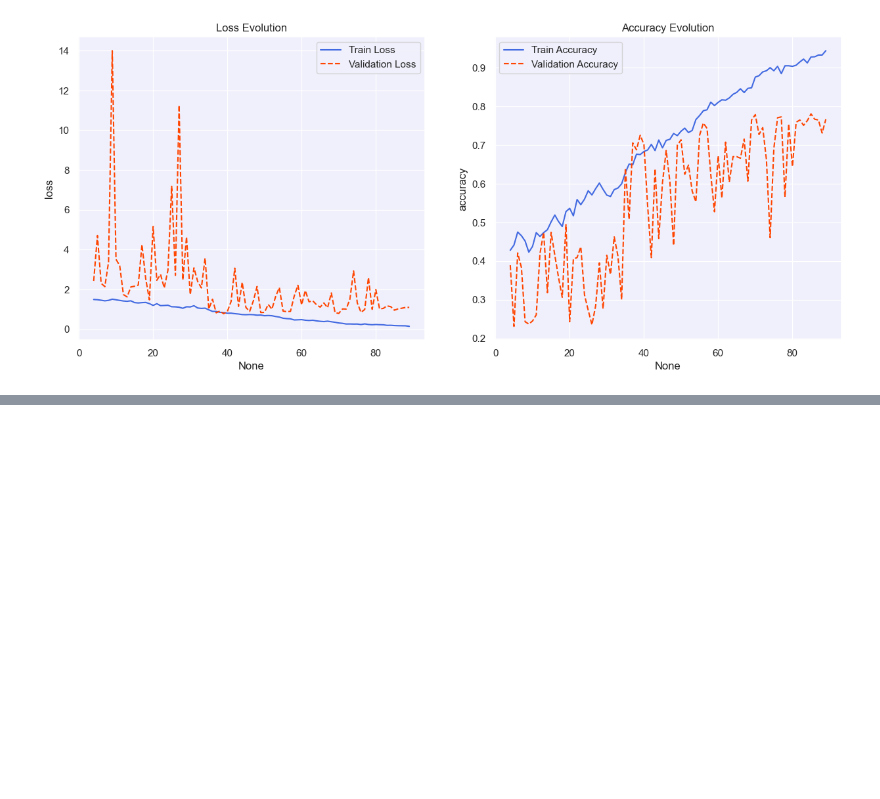
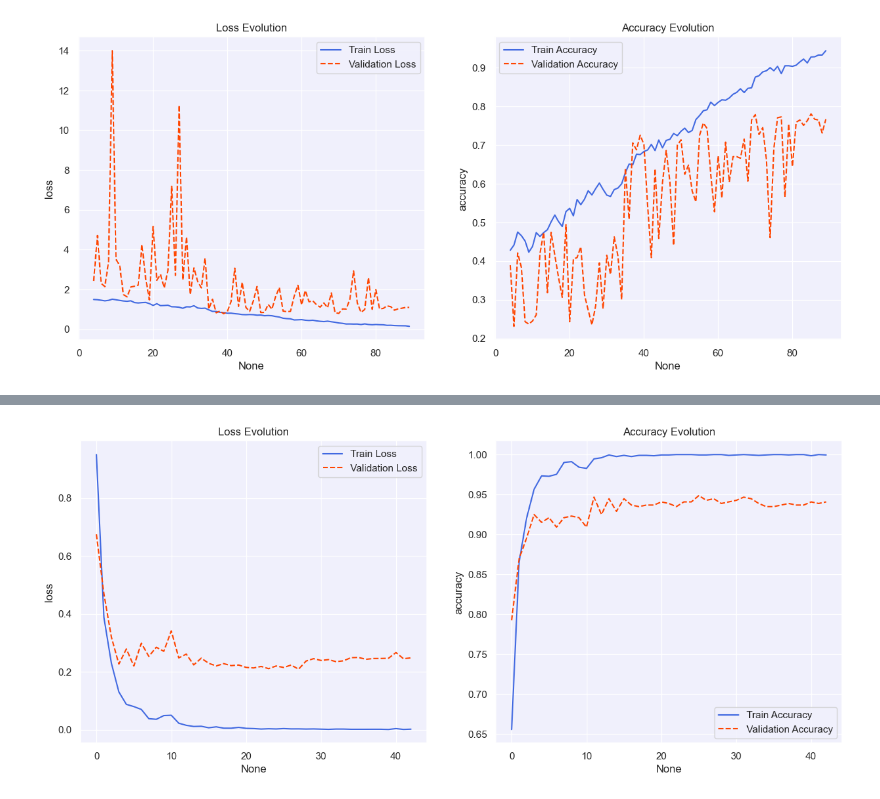
Before and after one commit to DS-21-DL-Project/Trash-classification, a Jupyter notebook: Kaggle_Garbage.ipynb, the cells around one changed output, grey strips where cells are left out. Saved outputs shown, nothing was run; the diff lists cells and outputs as text; code cells hidden in the pictures; blank space fills up the shorter version.

```diff
--- a/Kaggle_Garbage.ipynb
+++ b/Kaggle_Garbage.ipynb
@@ -484,0 +529,2 @@ plot_learning_curves(history)
+# %%
+base_model = ResNet50(weights='imagenet', include_top=False, input_shape=(384, 384, 3))
@@ -484,0 +624,25 @@ plot_learning_curves(history)
+# %%
+# Using flow_from_dataframe to generate batches
+train_generator = train_datagen.flow_from_dataframe(
+    dataframe=train_df,                  # DataFrame containing training data
+    x_col="filepath",                    # Column with paths to image files
+    y_col="label",                       # Column with image labels
+    target_size=(384, 384),              # Resize all images to size of 384x384
+    batch_size=32,                       # Number of images per batch
+    class_mode='categorical',            # One-hot encode labels
+    seed=42,                             # Seed for random number generator to ensure reproducibility
+    shuffle=False                        # Data is not shuffled; order retained from DataFrame
+)
+
+
+# Generate validation batches from the validation dataframe
+val_generator = val_datagen.flow_from_dataframe(
+    dataframe=val_df,                    # DataFrame containing validation data
+    x_col="filepath",                    # Column with paths to image files
+    y_col="label",                       # Column with image labels
+    target_size=(384, 384),              # Resize all images to size of 384x384
+    batch_size=32,                       # Number of images per batch
+    class_mode='categorical',            # One-hot encode labels
+    seed=42,                             # Seed for random number generator to ensure reproducibility
+    shuffle=False                        # Data is not shuffled; order retained from DataFrame
+)
@@ -484,0 +652,16 @@ plot_learning_curves(history)
+# %%
+# Define the callbacks
+reduce_lr = ReduceLROnPlateau(monitor='val_loss', factor=0.5, patience=5, min_lr=0.00001)
+early_stopping = EarlyStopping(monitor='val_loss', mode='min', patience=15, restore_best_weights=True, verbose=1)
+
+# Total number of epochs
+num_epochs = 50
+
+# Train the model
+history = transfer_resnet50_model.fit(train_generator,
+                                      steps_per_epoch=len(train_generator),
+                                      epochs=num_epochs,
+                                      validation_data=val_generator,
+                                      validation_steps=len(val_generator),
+                                      class_weight=class_weights,
+                                      callbacks=[reduce_lr, early_stopping])
@@ -484,0 +686,4 @@ plot_learning_curves(history)
+# %%
+plot_learning_curves(history, start_epoch=1)
+# %% [output]
+[figure, added]
```
Also changed, not shown: parts of 13 cells of this notebook, 1 other file.
